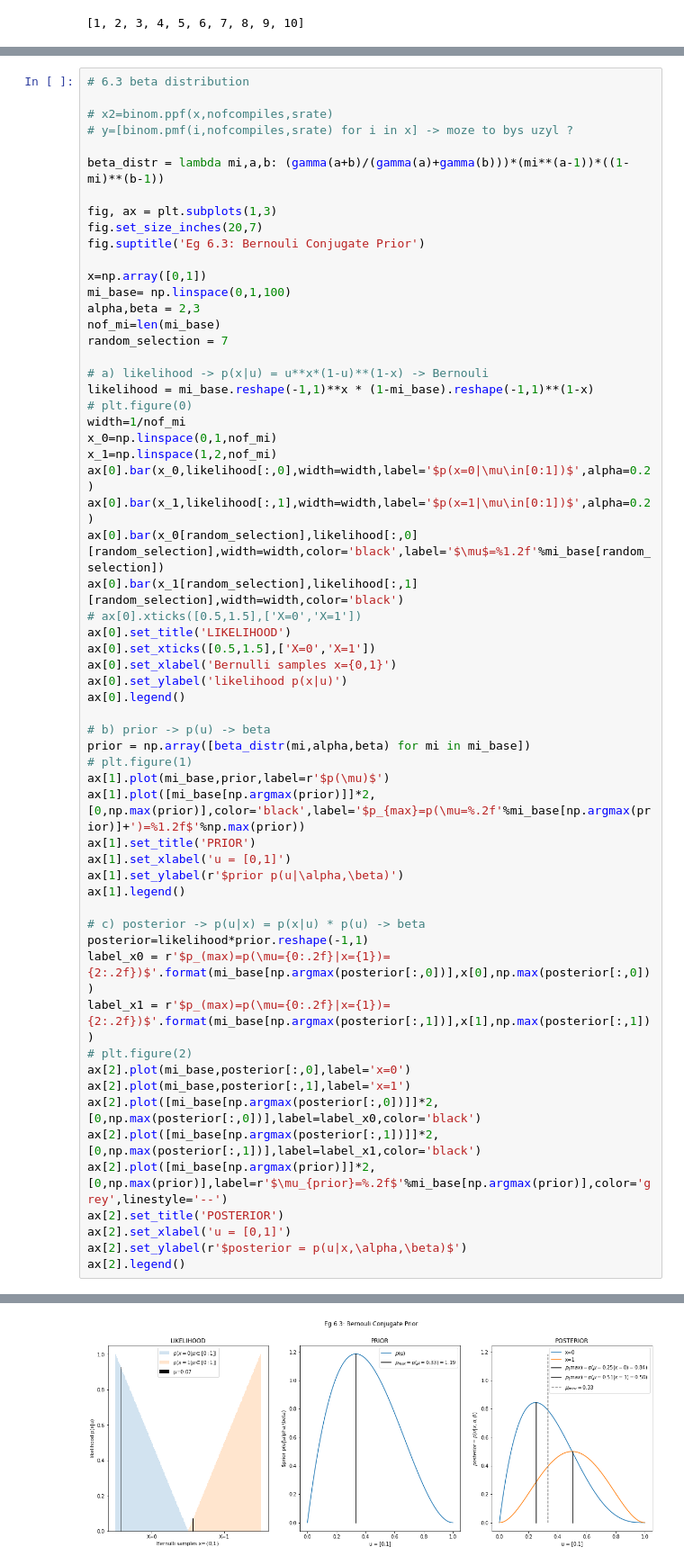
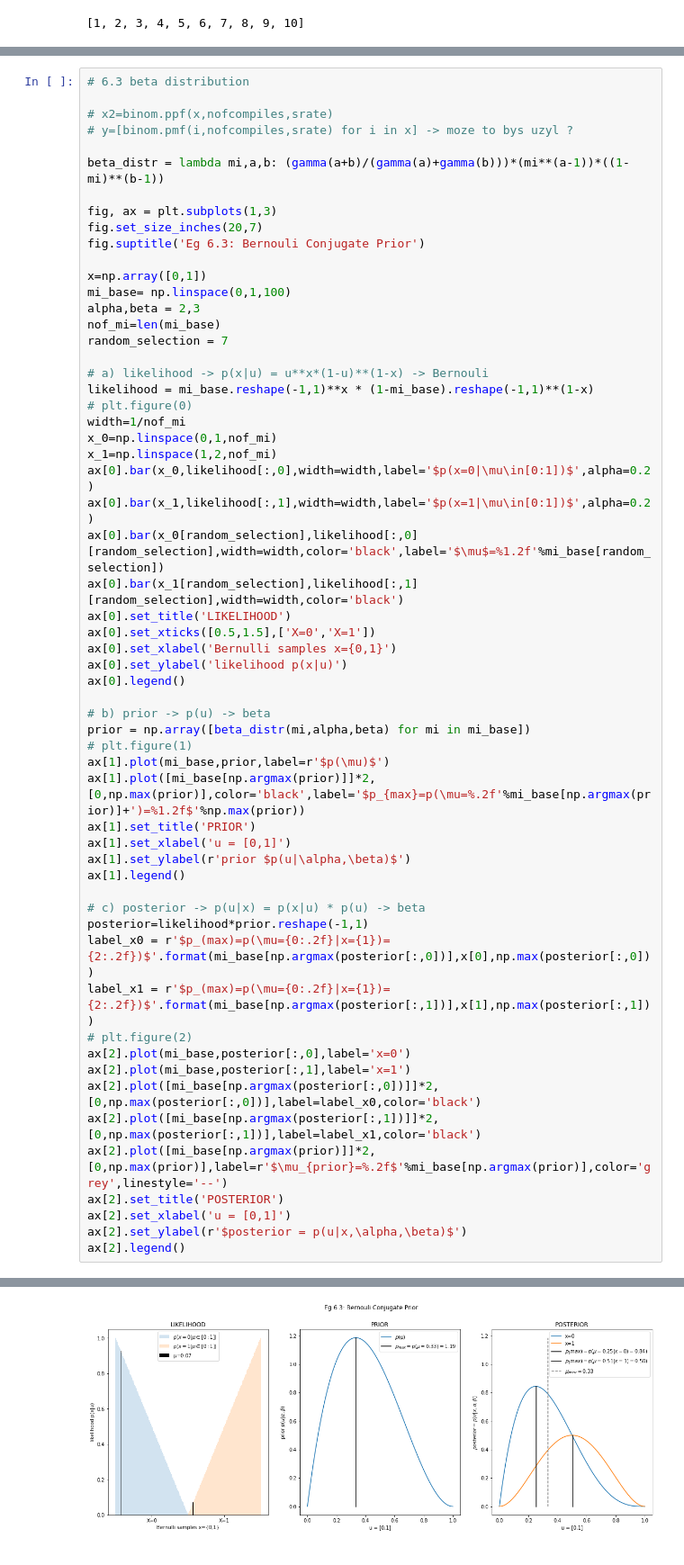
Before and after one commit to Przasa/MML-Companion, a Jupyter notebook: notes_chapter6.ipynb, the cells around one changed output, grey strips where cells are left out. Shown: that part at 90% size. Cells and saved outputs as stored; diff of their text form.

```diff
--- a/notes_chapter6.ipynb
+++ b/notes_chapter6.ipynb
@@ -434,37 +436,36 @@ ax[0].bar(x_0,likelihood[:,0],width=width,label='$p(x=0|\mu\in[0:1])$',alpha=0.2
 ax[0].bar(x_1,likelihood[:,1],width=width,label='$p(x=1|\mu\in[0:1])$',alpha=0.2)
 ax[0].bar(x_0[random_selection],likelihood[:,0][random_selection],width=width,color='black',label='$\mu$=%1.2f'%mi_base[random_selection])
 ax[0].bar(x_1[random_selection],likelihood[:,1][random_selection],width=width,color='black')
-# ax[0].xticks([0.5,1.5],['X=0','X=1'])
 ax[0].set_title('LIKELIHOOD')
 ax[0].set_xticks([0.5,1.5],['X=0','X=1'])
 ax[0].set_xlabel('Bernulli samples x={0,1}')
 ax[0].set_ylabel('likelihood p(x|u)')
 ax[0].legend()
 
 # b) prior -> p(u) -> beta
 prior = np.array([beta_distr(mi,alpha,beta) for mi in mi_base])
 # plt.figure(1)
 ax[1].plot(mi_base,prior,label=r'$p(\mu)$')
 ax[1].plot([mi_base[np.argmax(prior)]]*2,[0,np.max(prior)],color='black',label='$p_{max}=p(\mu=%.2f'%mi_base[np.argmax(prior)]+')=%1.2f$'%np.max(prior))
 ax[1].set_title('PRIOR')
 ax[1].set_xlabel('u = [0,1]')
-ax[1].set_ylabel(r'$prior p(u|\alpha,\beta)')
+ax[1].set_ylabel(r'prior $p(u|\alpha,\beta)$')
 ax[1].legend()
 
 # c) posterior -> p(u|x) = p(x|u) * p(u) -> beta
 posterior=likelihood*prior.reshape(-1,1)
 label_x0 = r'$p_(max)=p(\mu={0:.2f}|x={1})={2:.2f})$'.format(mi_base[np.argmax(posterior[:,0])],x[0],np.max(posterior[:,0]))
 label_x1 = r'$p_(max)=p(\mu={0:.2f}|x={1})={2:.2f})$'.format(mi_base[np.argmax(posterior[:,1])],x[1],np.max(posterior[:,1]))
 # plt.figure(2)
 ax[2].plot(mi_base,posterior[:,0],label='x=0')
 ax[2].plot(mi_base,posterior[:,1],label='x=1')
 ax[2].plot([mi_base[np.argmax(posterior[:,0])]]*2,[0,np.max(posterior[:,0])],label=label_x0,color='black')
 ax[2].plot([mi_base[np.argmax(posterior[:,1])]]*2,[0,np.max(posterior[:,1])],label=label_x1,color='black')
 ax[2].plot([mi_base[np.argmax(prior)]]*2,[0,np.max(prior)],label=r'$\mu_{prior}=%.2f$'%mi_base[np.argmax(prior)],color='grey',linestyle='--')
 ax[2].set_title('POSTERIOR')
 ax[2].set_xlabel('u = [0,1]')
 ax[2].set_ylabel(r'$posterior = p(u|x,\alpha,\beta)$')
 ax[2].legend()
 # %% [output]
 <matplotlib.legend.Legend at 0x...>
-[figure, old version]
+[figure, new version]
```
Also changed, not shown: parts of 3 cells of this notebook.
